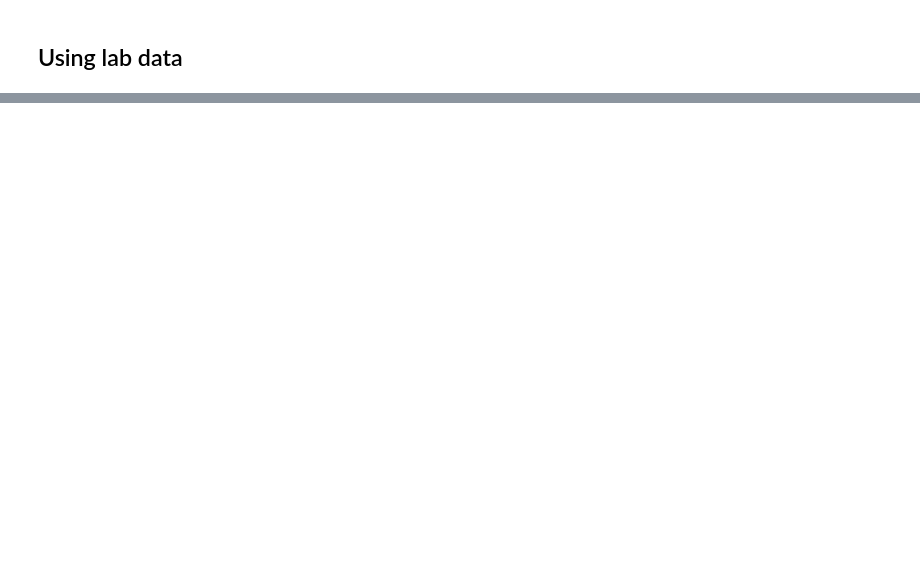
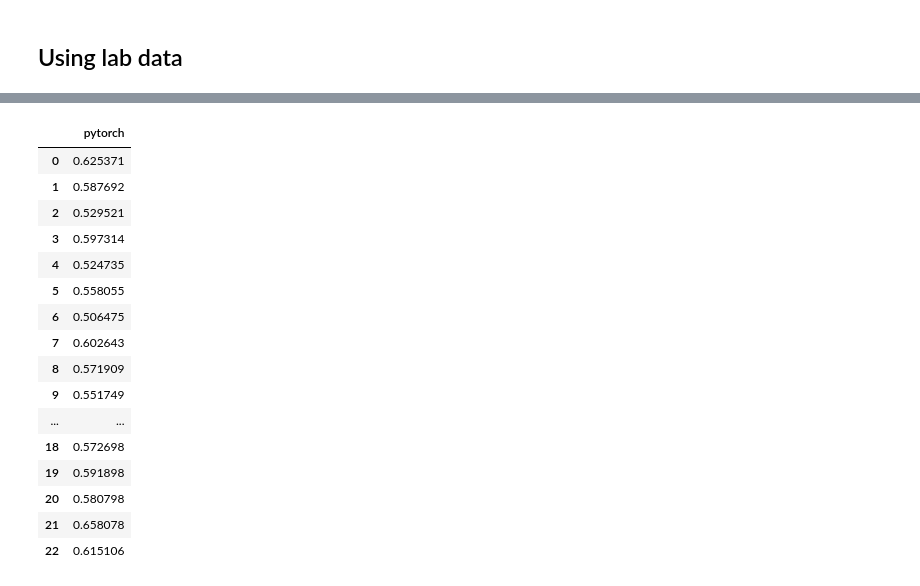
Before and after one commit to jrudoler/cross-subject-learning, a Jupyter notebook: LogisticRegression.ipynb, the cells around one changed output, grey strips where cells are left out. Saved outputs shown, nothing was run; the diff lists cells and outputs as text; code cells hidden in the pictures; blank space fills up the shorter version.

```diff
--- a/LogisticRegression.ipynb
+++ b/LogisticRegression.ipynb
@@ -301,0 +356,22 @@ Done!
+# %%
+# df = pd.DataFrame(data={"sklearn":sk_auc_list, "pytorch":torch_auc_list})
+df = pd.DataFrame(data={"pytorch":torch_auc_list})
+df
+# %% [output]
+|  | pytorch |
+| 0 | 0.625371 |
+| 1 | 0.587692 |
+| 2 | 0.529521 |
+| 3 | 0.597314 |
+| 4 | 0.524735 |
+| 5 | 0.558055 |
+| 6 | 0.506475 |
+| 7 | 0.602643 |
+| 8 | 0.571909 |
+| 9 | 0.551749 |
+| ... | ... |
+| 18 | 0.572698 |
+| 19 | 0.591898 |
+| 20 | 0.580798 |
+| 21 | 0.658078 |
+| 22 | 0.615106 |
```
Also changed, not shown: parts of 18 cells of this notebook.
